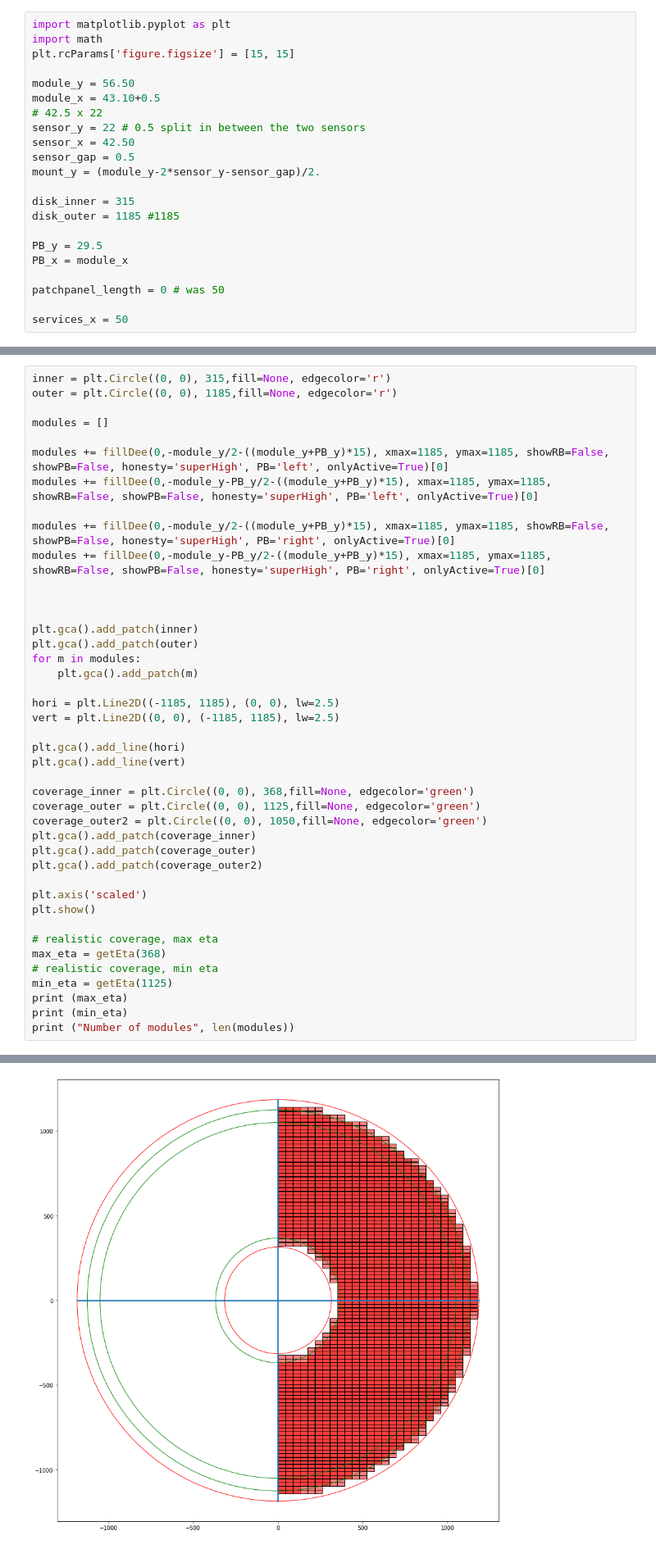
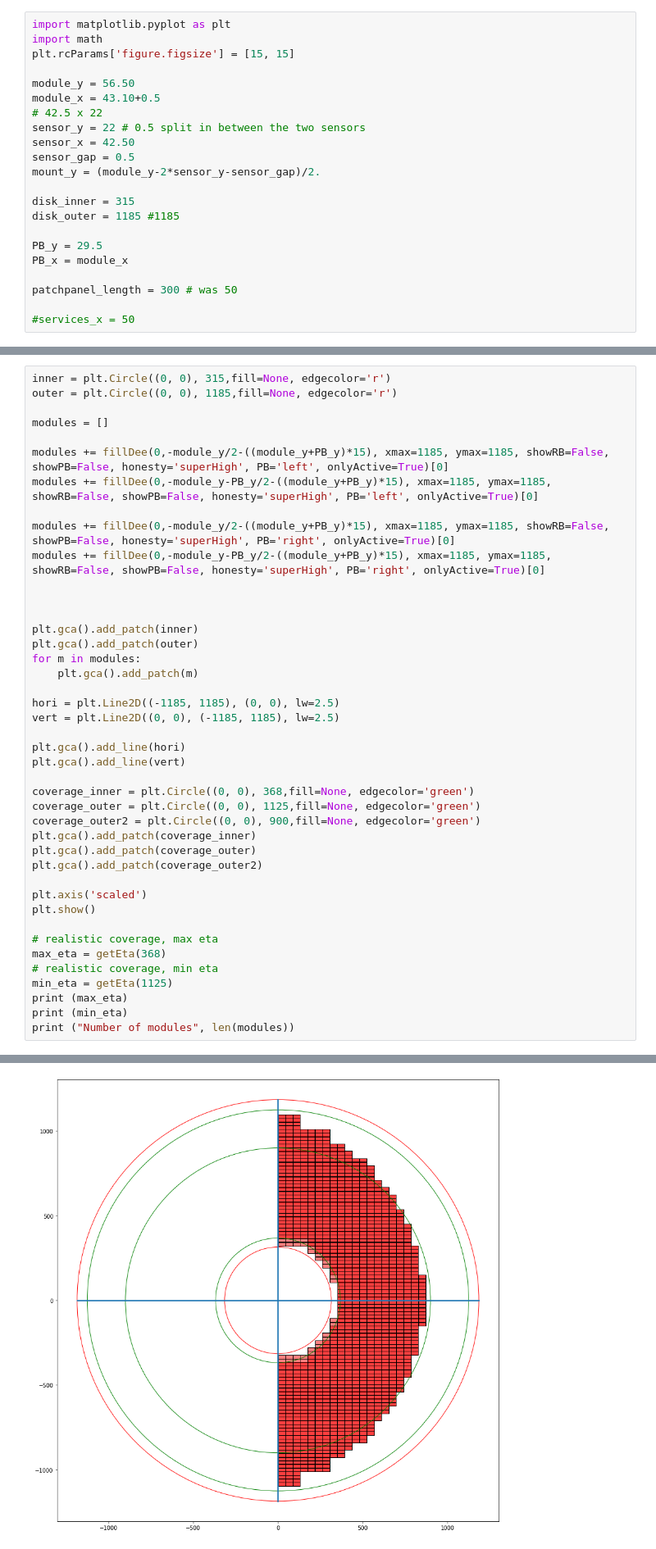
Before and after one commit to yashmehra028/ETL-Copy, a Jupyter notebook: coverage.ipynb, the cells around one changed output, grey strips where cells are left out. Shown at 82% size. Drawn from its saved outputs; the diff is of its cells as text.

```diff
--- a/coverage.ipynb
+++ b/coverage.ipynb
@@ -17,9 +17,9 @@ disk_outer = 1185 #1185
 PB_y = 29.5
 PB_x = module_x
 
-patchpanel_length = 0 # was 50
+patchpanel_length = 300 # was 50
 
-services_x = 50
+#services_x = 50
 # %%
 def getEta(radius):
     return -math.log(math.tan(math.atan(radius/3000.)/2))
@@ -396,7 +400,7 @@ plt.gca().add_line(vert)
 
 coverage_inner = plt.Circle((0, 0), 368,fill=None, edgecolor='green')
 coverage_outer = plt.Circle((0, 0), 1125,fill=None, edgecolor='green')
-coverage_outer2 = plt.Circle((0, 0), 1050,fill=None, edgecolor='green')
+coverage_outer2 = plt.Circle((0, 0), 900,fill=None, edgecolor='green')
 plt.gca().add_patch(coverage_inner)
 plt.gca().add_patch(coverage_outer)
 plt.gca().add_patch(coverage_outer2)
@@ -435,3 +439,3 @@ Number of Modules: 0 0
-[figure, old version]
+[figure, new version]
 2.7951725370702523
 1.7074114360431305
```
Also changed, not shown: parts of 27 cells of this notebook, 1 other file.
